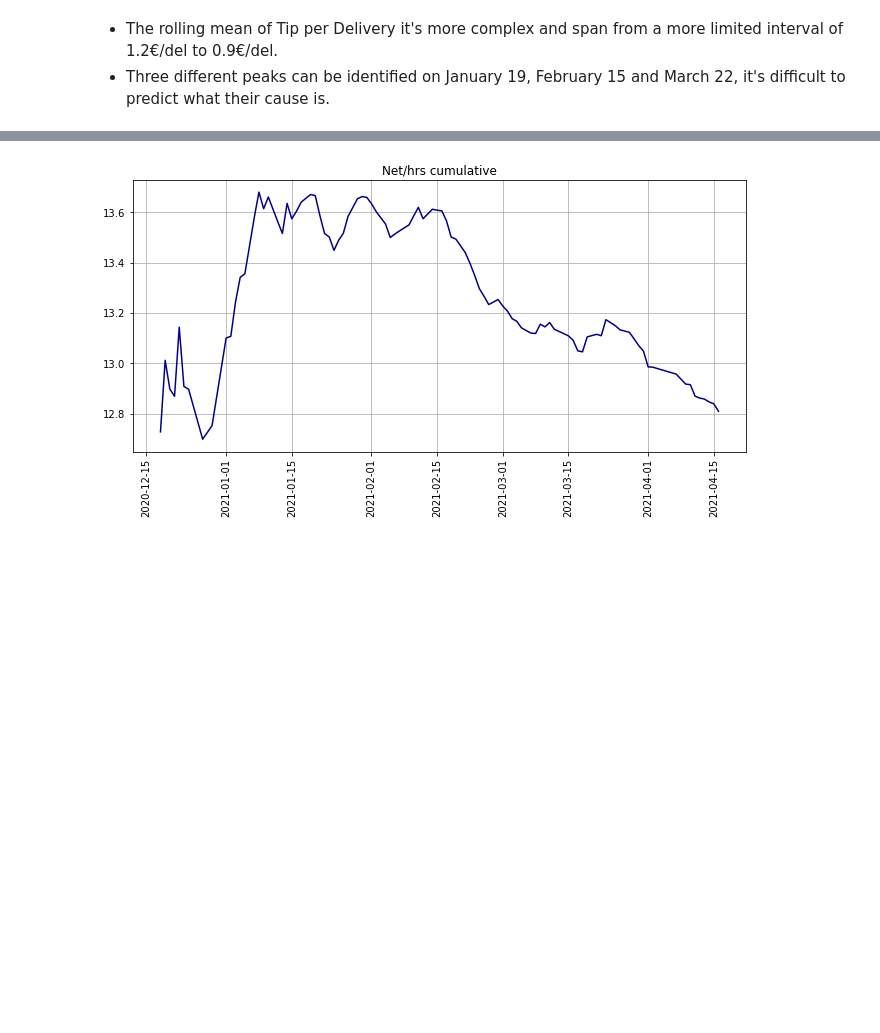
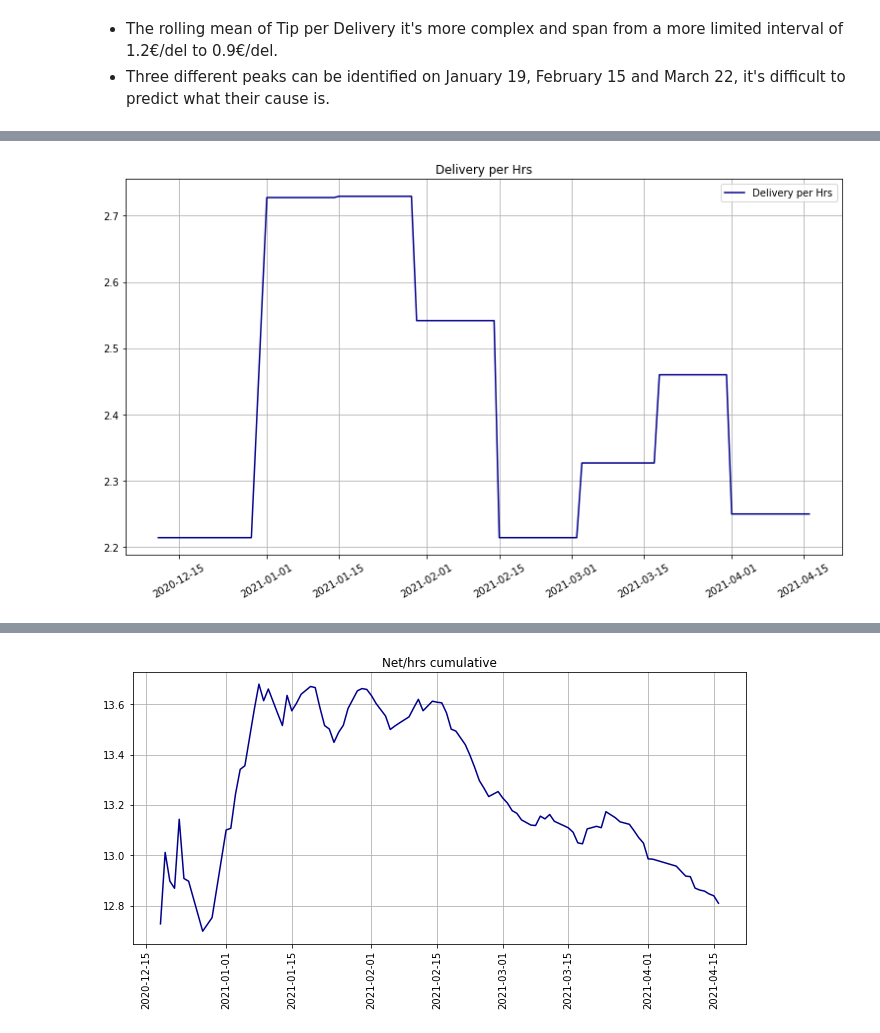
Before and after one commit to nicoretis/Courier-Financial-and-Weather-analysis, a Jupyter notebook: Work-Analysis-Courier.ipynb, the cells around one changed output, grey strips where cells are left out. Drawn from its saved outputs; the diff is of its cells as text; code cells hidden in the pictures; blank space fills up the shorter version.

```diff
--- a/Work-Analysis-Courier.ipynb
+++ b/Work-Analysis-Courier.ipynb
@@ -219,0 +249,4 @@ rolmean(df.date,df.tipdel,15,'Rolling mean Tip per Delivery on a 15 days window'
+# %%
+plot(df.sumdel/df.sumhrs,'Delivery per Hrs')
+# %% [output]
+[figure, added]
```
Also changed, not shown: parts of 9 cells of this notebook, 1 other file.
